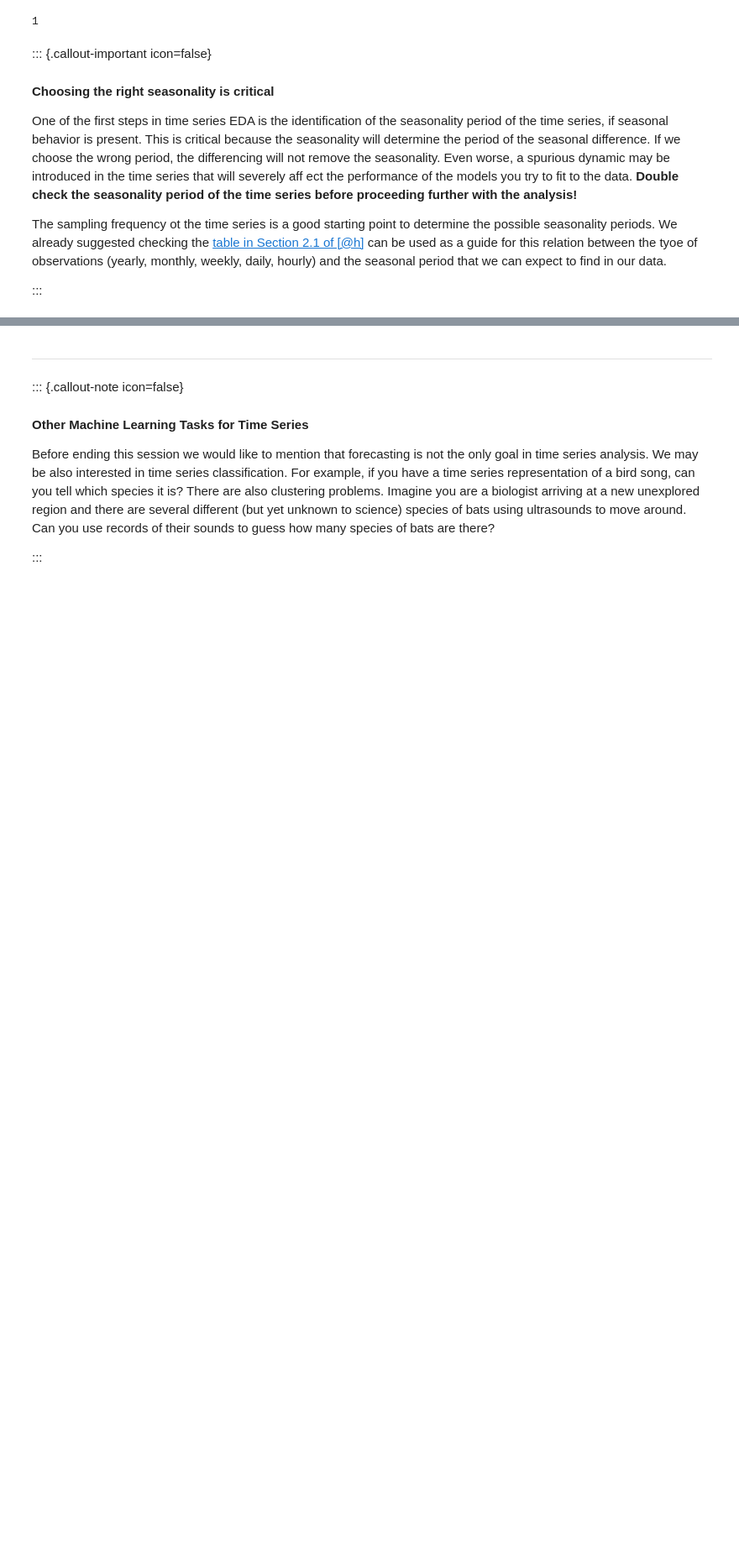
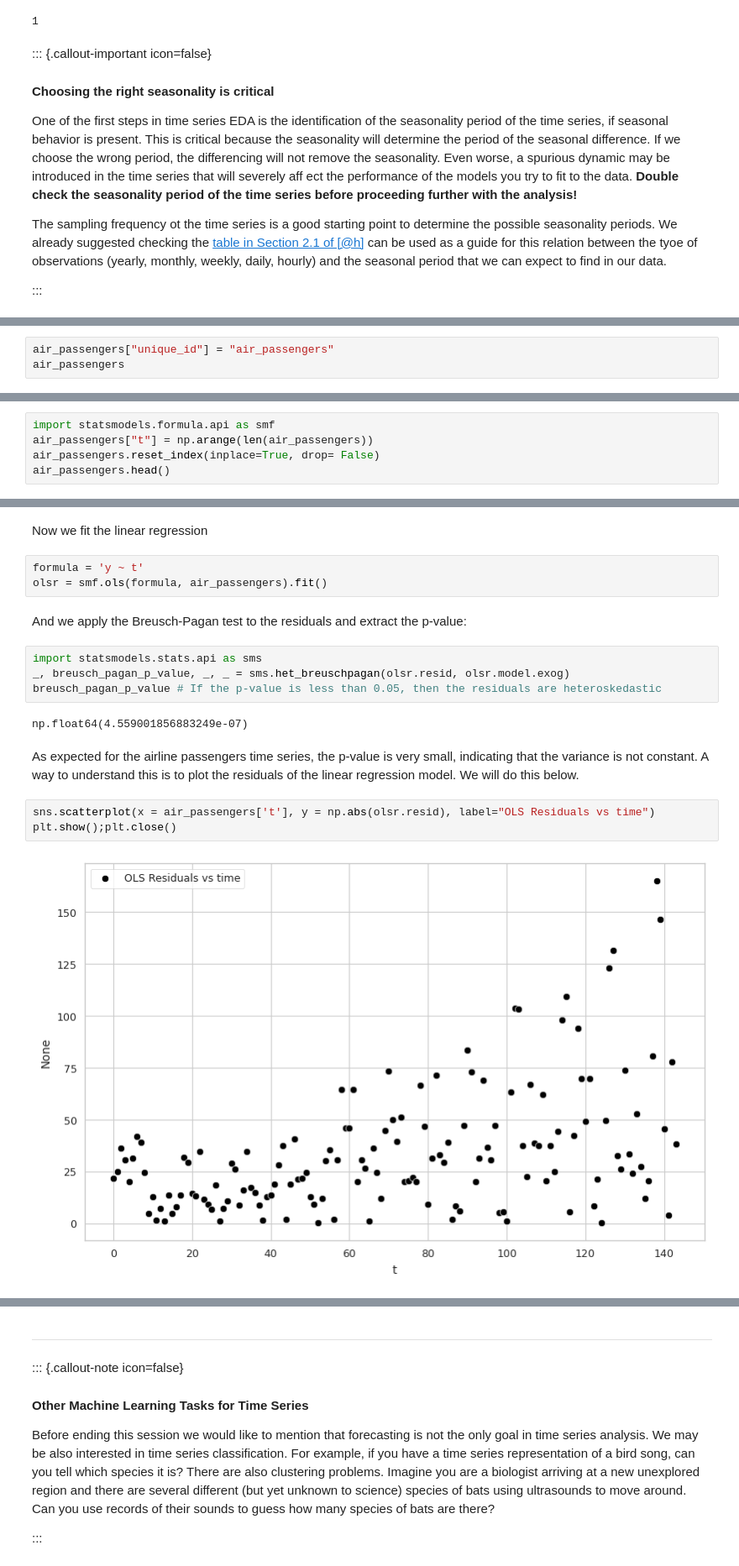
Before and after one commit to ML-MIC/MLMIIN, a Jupyter notebook: 4_2_Stationarity/4_2_Stationarity.ipynb, the cells around one changed output, grey strips where cells are left out. Shown at 84% size. Saved outputs shown, nothing was run; the diff lists cells and outputs as text; blank space fills up the shorter version.

```diff
--- a/4_2_Stationarity/4_2_Stationarity.ipynb
+++ b/4_2_Stationarity/4_2_Stationarity.ipynb
@@ -1593,0 +1406,3 @@ Note again in this example how resampling can help reveal the long term trends a
+# %%
+air_passengers["unique_id"] = "air_passengers"
+air_passengers
@@ -1593,0 +1426,5 @@ Note again in this example how resampling can help reveal the long term trends a
+# %%
+import statsmodels.formula.api as smf
+air_passengers["t"] = np.arange(len(air_passengers))
+air_passengers.reset_index(inplace=True, drop= False)
+air_passengers.head()
@@ -1593,0 +1438,20 @@ Note again in this example how resampling can help reveal the long term trends a
+# %% [markdown]
+Now we fit the linear regression
+# %%
+formula = 'y ~ t'
+olsr = smf.ols(formula, air_passengers).fit()
+# %% [markdown]
+And we apply the Breusch-Pagan test to the residuals and extract the p-value:
+# %%
+import statsmodels.stats.api as sms
+_, breusch_pagan_p_value, _, _ = sms.het_breuschpagan(olsr.resid, olsr.model.exog)
+breusch_pagan_p_value # If the p-value is less than 0.05, then the residuals are heteroskedastic
+# %% [output]
+np.float64(4.559001856883249e-07)
+# %% [markdown]
+As expected for the airline passengers time series, the p-value is very small, indicating that the variance is not constant. A way to understand this is to plot the residuals of the linear regression model. We will do this below.
+# %%
+sns.scatterplot(x = air_passengers['t'], y = np.abs(olsr.resid), label="OLS Residuals vs time")
+plt.show();plt.close()
+# %% [output]
+[figure, added]
```
Also changed, not shown: parts of 73 cells of this notebook.
